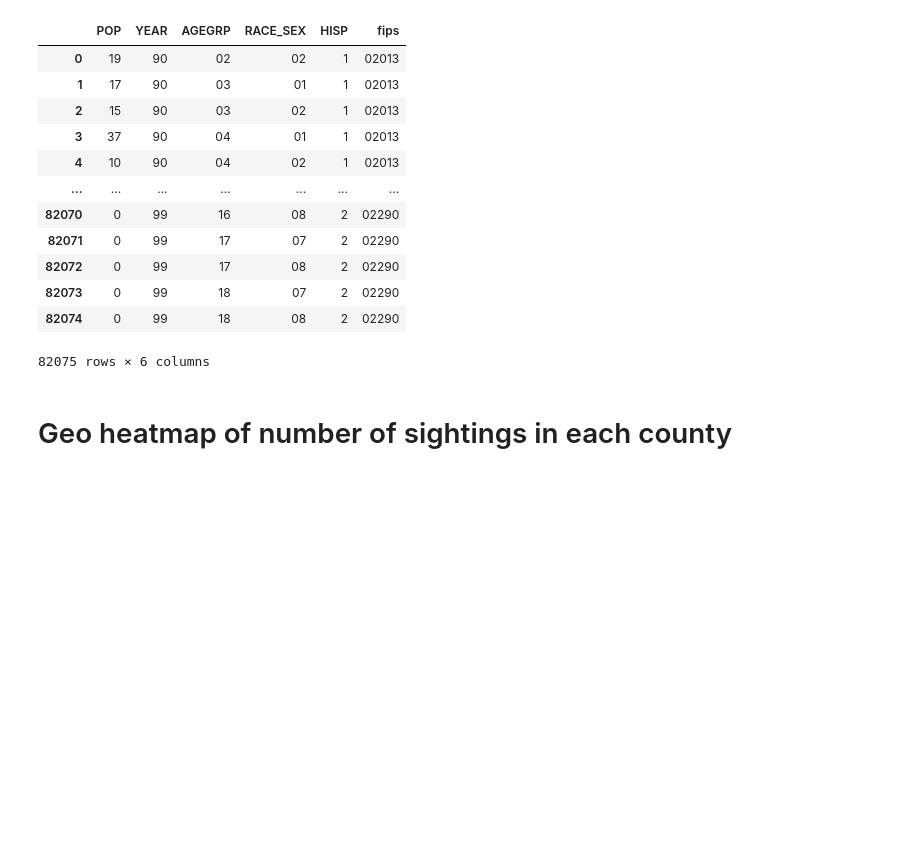
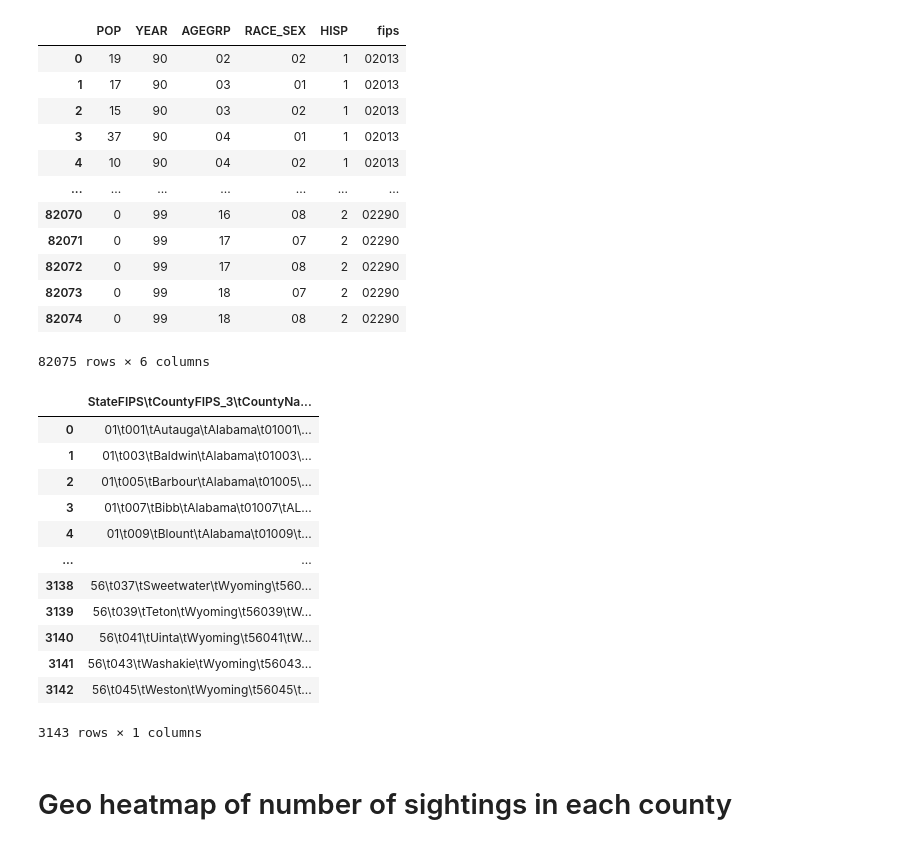
Before and after one commit to maxsohl/GSB521FinalProj, a Jupyter notebook: I see Allens Final Proj.ipynb, the cells around one changed output. Saved outputs shown, nothing was run; the diff lists cells and outputs as text; code cells hidden in the pictures; blank space fills up the shorter version.

```diff
--- a/I see Allens Final Proj.ipynb
+++ b/I see Allens Final Proj.ipynb
@@ -219,6 +219,24 @@ pop_df
 | 82073 | 0 | 99 | 18 | 07 | 2 | 02290 |
 | 82074 | 0 | 99 | 18 | 08 | 2 | 02290 |
 82075 rows × 6 columns
+# %%
+url = 'https://raw.githubusercontent.com/maxsohl/GSB521FinalProj/main/fips2county.tsv'
+fips_to_county = pd.read_csv(url)
+fips_to_county
+# %% [output]
+|  | StateFIPS\tCountyFIPS_3\tCountyNa... |
+| 0 | 01\t001\tAutauga\tAlabama\t01001\... |
+| 1 | 01\t003\tBaldwin\tAlabama\t01003\... |
+| 2 | 01\t005\tBarbour\tAlabama\t01005\... |
+| 3 | 01\t007\tBibb\tAlabama\t01007\tAL... |
+| 4 | 01\t009\tBlount\tAlabama\t01009\t... |
+| ... | ... |
+| 3138 | 56\t037\tSweetwater\tWyoming\t560... |
+| 3139 | 56\t039\tTeton\tWyoming\t56039\tW... |
+| 3140 | 56\t041\tUinta\tWyoming\t56041\tW... |
+| 3141 | 56\t043\tWashakie\tWyoming\t56043... |
+| 3142 | 56\t045\tWeston\tWyoming\t56045\t... |
+3143 rows × 1 columns
 # %% [markdown]
 # Geo heatmap of number of sightings in each county
 # %%
```
